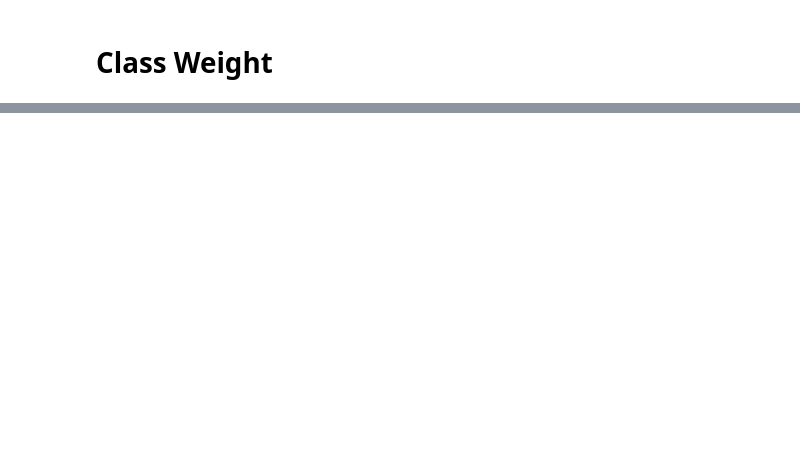
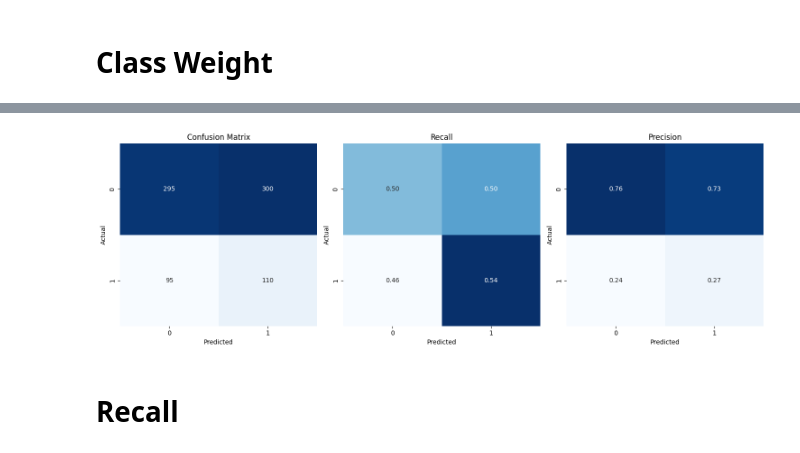
Before and after one commit to lucy-buhayenko/LFC, a Jupyter notebook: csci-250/spotify.ipynb, the cells around one changed output, grey strips where cells are left out. Drawn from its saved outputs; the diff is of its cells as text; code cells hidden in the pictures; blank space fills up the shorter version.

```diff
--- a/csci-250/spotify.ipynb
+++ b/csci-250/spotify.ipynb
@@ -376,0 +426,14 @@ f1_score(y_val, y_pred)
+# %%
+cw = compute_class_weight(class_weight="balanced", classes=np.unique(y_tr), y=y_tr)
+cw = {0: cw[0], 1: cw[1]}  # Create a dictionary for class weights
+
+# Logistic Regression with Class Weights
+log_class_weight = LogisticRegression(class_weight=cw, random_state=42)
+log_class_weight.fit(X_tr, y_tr)
+
+# Predict on the validation set
+y_pred_class_weight = log_class_weight.predict(X_val)
+
+# Calculate F1 Score
+f1_class_weight = f1_score(y_val, y_pred_class_weight)
+print(f"F1 Score (Class Weights): {f1_class_weight:.4f}")
@@ -376,0 +446,40 @@ f1_score(y_val, y_pred)
+# %%
+from sklearn.metrics import confusion_matrix
+import seaborn as sns
+import matplotlib.pyplot as plt
+
+y_pred = log_class_weight.predict(X_test)
+
+# Confusion matrix
+cf_matrix1 = confusion_matrix(y_test, y_pred)
+cf_matrix2 = confusion_matrix(y_test, y_pred, normalize='true')
+cf_matrix3 = confusion_matrix(y_test, y_pred, normalize='pred')
+
+# Plotting
+fig, axes = plt.subplots(1, 3, figsize=(15, 5))
+
+# Standard Confusion Matrix
+axes[0].set_title('Confusion Matrix')
+sns.heatmap(cf_matrix1, annot=True, fmt="d", cbar=False, ax=axes[0], cmap="Blues")
+axes[0].set_xlabel('Predicted')
+axes[0].set_ylabel('Actual')
+
+# Recall
+axes[1].set_title('Recall')
+sns.heatmap(cf_matrix2, annot=True, fmt=".2f", cbar=False, ax=axes[1], cmap="Blues")
+axes[1].set_xlabel('Predicted')
+axes[1].set_ylabel('Actual')
+
+# Precision
+axes[2].set_title('Precision')
+sns.heatmap(cf_matrix3, annot=True, fmt=".2f", cbar=False, ax=axes[2], cmap="Blues")
+axes[2].set_xlabel('Predicted')
+axes[2].set_ylabel('Actual')
+
+# Show plot
+plt.tight_layout()
+plt.show()
+# %% [output]
+[figure, added]
+# %% [markdown]
+# Recall
```
Also changed, not shown: parts of 54 cells of this notebook.
